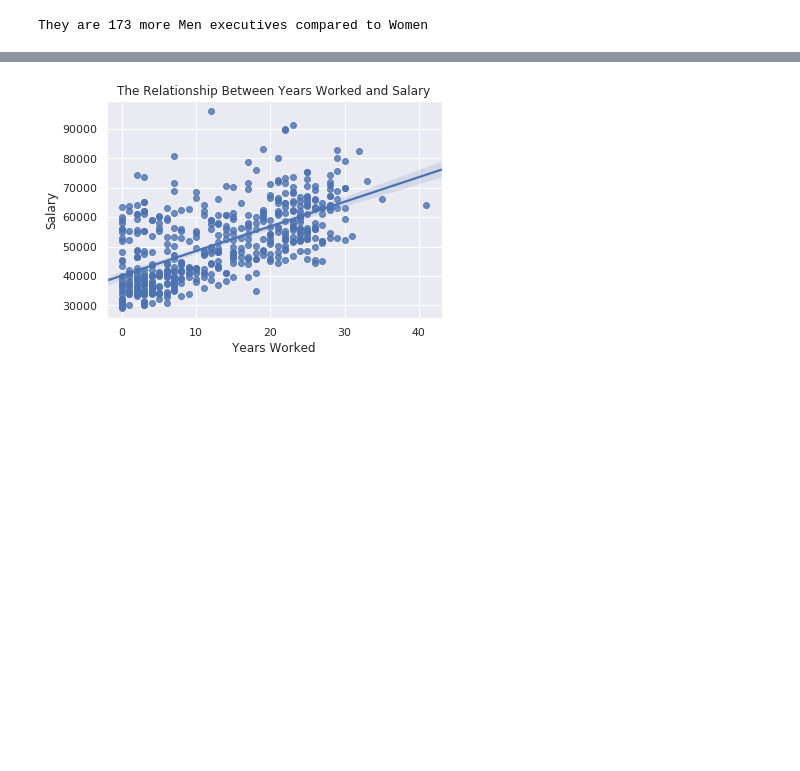
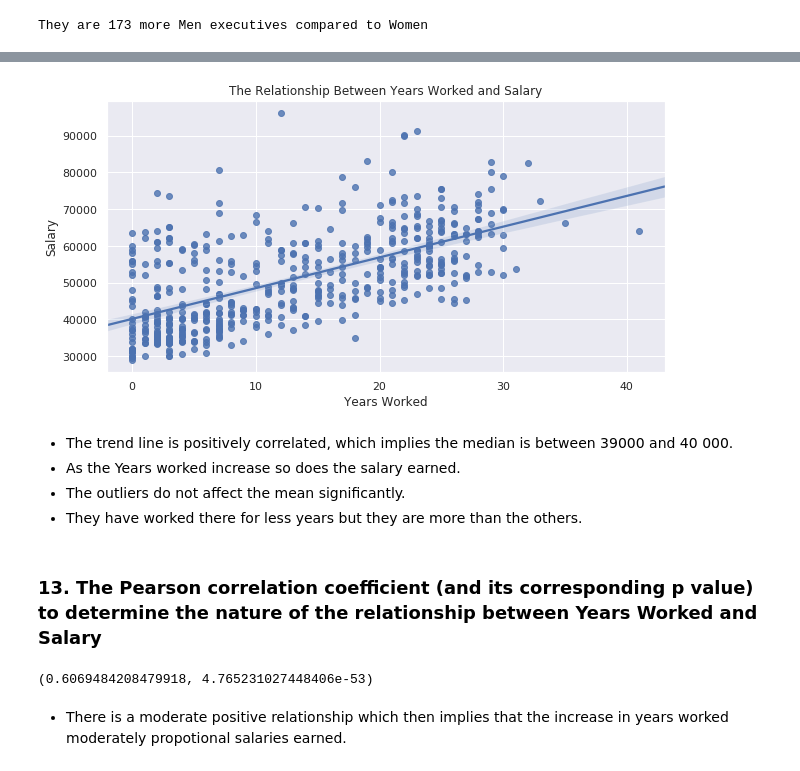
Before and after one commit to thabomayika/stat_thinking, a Jupyter notebook: stats_thinking.ipynb, the cells around one changed output, grey strips where cells are left out. Cells and saved outputs as stored; diff of their text form; code cells hidden in the pictures; blank space fills up the shorter version.

```diff
--- a/stats_thinking.ipynb
+++ b/stats_thinking.ipynb
@@ -186,8 +164,16 @@ plt.show()
 # %%
+plt.figure(figsize=(10,5))
 sns.regplot(x=df['yearsworked'], y=df['salary'], data=df)
 plt.xlabel('Years Worked')
 plt.ylabel('Salary')
 plt.title('The Relationship Between Years Worked and Salary')
 plt.show()
 # %% [output]
-[figure, old version]
+[figure, new version]
+# %% [markdown]
+- The trend line is positively correlated, which implies the median is between 39000 and 40 000.
+- As the Years worked increase so does the salary earned.
+- The outliers do not affect the mean significantly.
+- They have worked there for less years but they are more than the others.
+# %% [markdown]
+### 13. The Pearson correlation coefficient (and its corresponding p value) to determine the nature of the relationship between Years Worked and Salary
@@ -193,0 +183,8 @@ plt.show()
+# %%
+
+p = pearsonr(new['yearsworked'], new['salary'])
+print(p)
+# %% [output]
+(0.6069484208479918, 4.765231027448406e-53)
+# %% [markdown]
+- There is a moderate positive relationship which then implies that the increase in years worked moderately propotional salaries earned.
```
Also changed, not shown: parts of 23 cells of this notebook.
